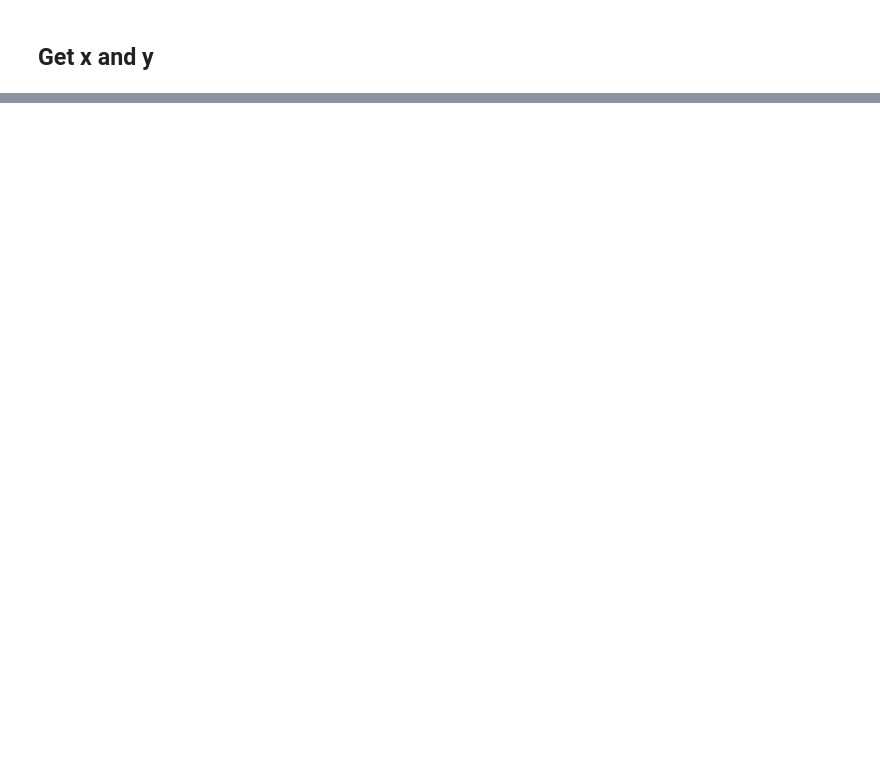
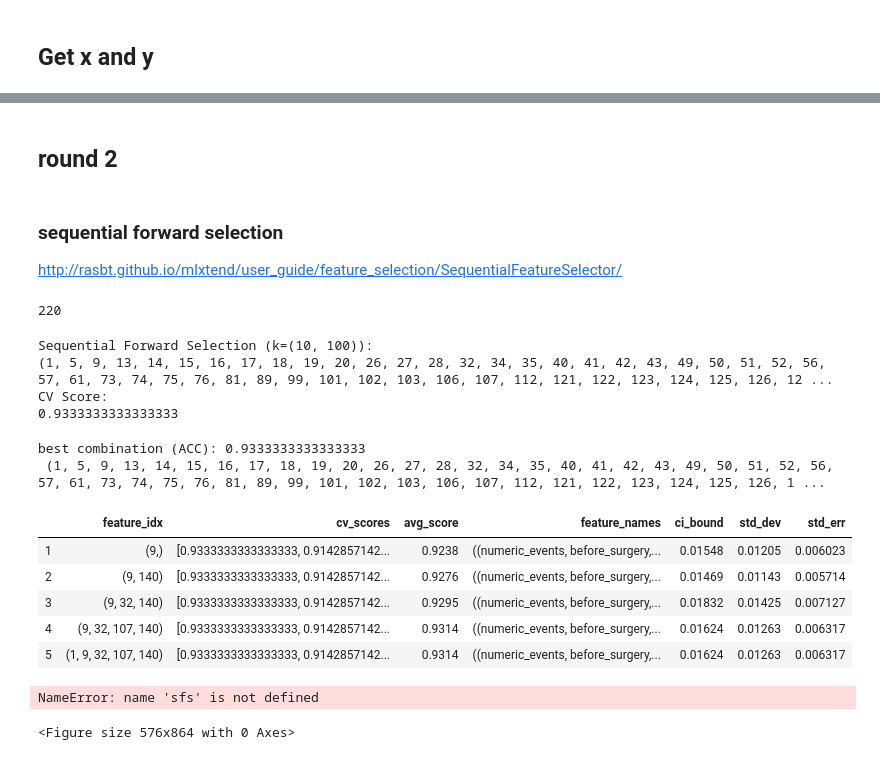
Before and after one commit to nomihadar/Anastomotic-Leak-Prediction, a Jupyter notebook: Scripts/model0.ipynb, the cells around one changed output, grey strips where cells are left out. Drawn from its saved outputs; the diff is of its cells as text; code cells hidden in the pictures; blank space fills up the shorter version.

```diff
--- a/Scripts/model0.ipynb
+++ b/Scripts/model0.ipynb
@@ -243,0 +323,72 @@ ModuleNotFoundError: No module named 'mlxtend'
+# %% [markdown]
+## round 2
+# %% [markdown]
+### sequential forward selection
+
+http://rasbt.github.io/mlxtend/user_guide/feature_selection/SequentialFeatureSelector/
+# %%
+n_features = x.columns.get_level_values('feature').shape[0]
+n_features
+# %% [output]
+220
+# %%
+k_feautres = 30
+k_feautres = (10, 100)
+
+FIRST_RUN = False
+
+if FIRST_RUN:
+    #Sequential Forward Selection
+    sfs = SFS(model,
+              k_features=k_feautres,
+              forward=True,
+              floating=False,
+              scoring='accuracy',
+              cv=5,
+              n_jobs=-1)
+    sfs = sfs.fit(x, y)
+
+    #write to file
+    feature_idx = pd.Series(sfs.k_feature_idx_).to_frame()
+    feature_idx.columns = ["feature_idx"]
+    feature_idx.to_csv(DATA_PATH + "round2_sfs_feature_idx.csv", index=False)
+
+
+print('\nSequential Forward Selection (k={}):'.format(k_feautres))
+print(sfs.k_feature_idx_)
+print('CV Score:')
+print(sfs.k_score_)
+# %% [output]
+Sequential Forward Selection (k=(10, 100)):
+(1, 5, 9, 13, 14, 15, 16, 17, 18, 19, 20, 26, 27, 28, 32, 34, 35, 40, 41, 42, 43, 49, 50, 51, 52, 56, 57, 61, 73, 74, 75, 76, 81, 89, 99, 101, 102, 103, 106, 107, 112, 121, 122, 123, 124, 125, 126, 12 ...
+CV Score:
+0.9333333333333333
+# %%
+print('best combination (ACC):', sfs.k_score_)
+print('', sfs.k_feature_idx_)
+#print('all subsets:\n', sfs.subsets_)
+# %% [output]
+best combination (ACC): 0.9333333333333333
+ (1, 5, 9, 13, 14, 15, 16, 17, 18, 19, 20, 26, 27, 28, 32, 34, 35, 40, 41, 42, 43, 49, 50, 51, 52, 56, 57, 61, 73, 74, 75, 76, 81, 89, 99, 101, 102, 103, 106, 107, 112, 121, 122, 123, 124, 125, 126, 1 ...
+# %%
+sfs_table = pd.DataFrame.from_dict(sfs.get_metric_dict()).T.head()
+display(sfs_table)
+# %% [output]
+|  | feature_idx | cv_scores | avg_score | feature_names | ci_bound | std_dev | std_err |
+| 1 | (9,) | [0.9333333333333333, 0.9142857142... | 0.9238 | ((numeric_events, before_surgery,... | 0.01548 | 0.01205 | 0.006023 |
+| 2 | (9, 140) | [0.9333333333333333, 0.9142857142... | 0.9276 | ((numeric_events, before_surgery,... | 0.01469 | 0.01143 | 0.005714 |
+| 3 | (9, 32, 140) | [0.9333333333333333, 0.9142857142... | 0.9295 | ((numeric_events, before_surgery,... | 0.01832 | 0.01425 | 0.007127 |
+| 4 | (9, 32, 107, 140) | [0.9333333333333333, 0.9142857142... | 0.9314 | ((numeric_events, before_surgery,... | 0.01624 | 0.01263 | 0.006317 |
+| 5 | (1, 9, 32, 107, 140) | [0.9333333333333333, 0.9142857142... | 0.9314 | ((numeric_events, before_surgery,... | 0.01624 | 0.01263 | 0.006317 |
+# %%
+#plot
+plt.figure(figsize=(8,12))
+fig1 = plot_sfs(sfs.get_metric_dict(), figsize=(30,8), kind='std_dev')
+
+plt.ylim([0.8, 1])
+plt.title('Sequential Forward Selection (w. StdDev)')
+plt.grid()
+plt.show()
+# %% [output]
+NameError: name 'sfs' is not defined
+<Figure size 576x864 with 0 Axes>
```
Also changed, not shown: parts of 43 cells of this notebook, 1 other file.
